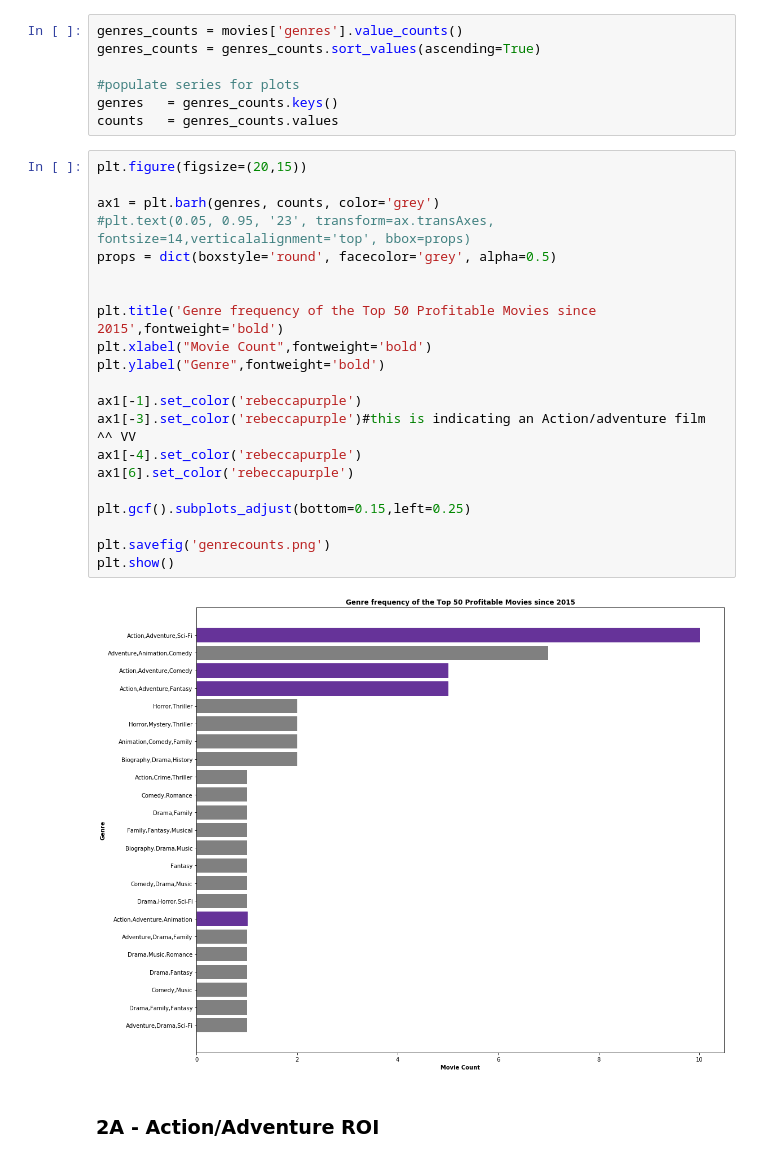
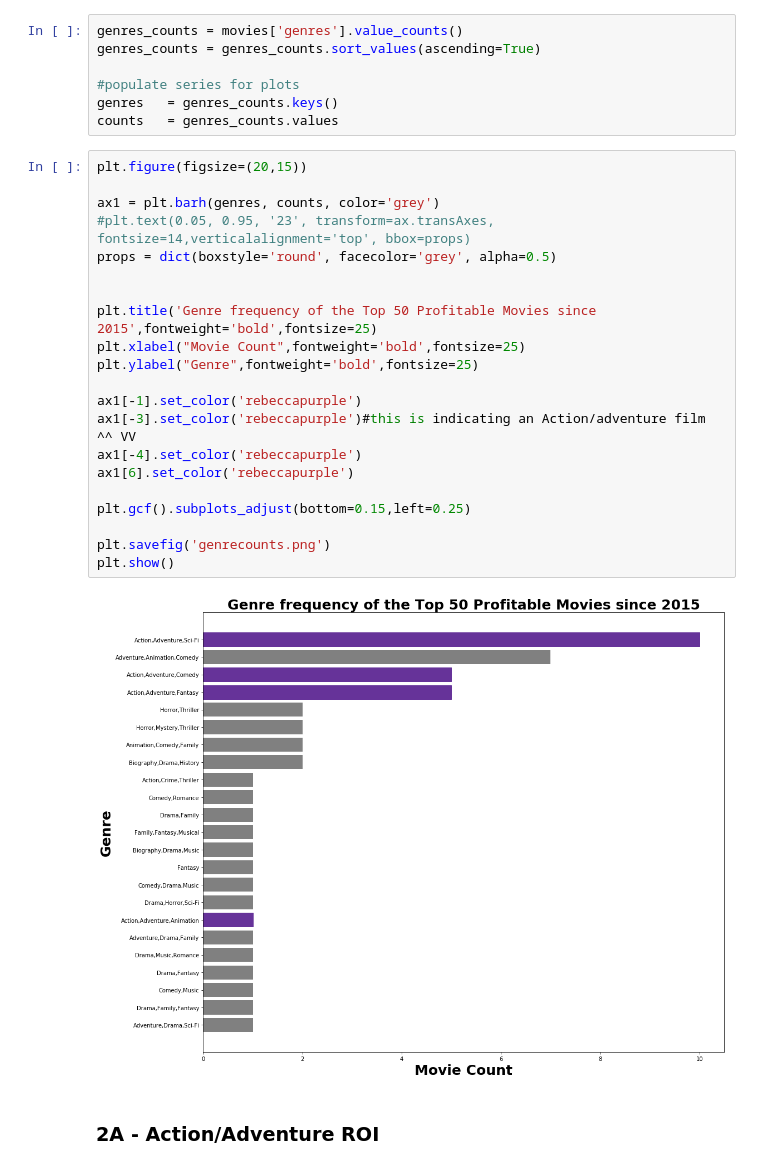
Before and after one commit to a-woodbury/DCDS-MOD1---MS-Movies, a Jupyter notebook: notebooks/mod1_jbaw_analysis&viz_aw.ipynb, the cells around one changed output. Drawn from its saved outputs; the diff is of its cells as text.

```diff
--- a/notebooks/mod1_jbaw_analysis&viz_aw.ipynb
+++ b/notebooks/mod1_jbaw_analysis&viz_aw.ipynb
@@ -49,26 +49,26 @@ counts   = genres_counts.values
 # %%
 plt.figure(figsize=(20,15))
 
 ax1 = plt.barh(genres, counts, color='grey')
 #plt.text(0.05, 0.95, '23', transform=ax.transAxes, fontsize=14,verticalalignment='top', bbox=props)
 props = dict(boxstyle='round', facecolor='grey', alpha=0.5)
 
 
-plt.title('Genre frequency of the Top 50 Profitable Movies since 2015',fontweight='bold')
-plt.xlabel("Movie Count",fontweight='bold')
-plt.ylabel("Genre",fontweight='bold')
+plt.title('Genre frequency of the Top 50 Profitable Movies since 2015',fontweight='bold',fontsize=25)
+plt.xlabel("Movie Count",fontweight='bold',fontsize=25)
+plt.ylabel("Genre",fontweight='bold',fontsize=25)
 
 ax1[-1].set_color('rebeccapurple')
 ax1[-3].set_color('rebeccapurple')#this is indicating an Action/adventure film ^^ VV
 ax1[-4].set_color('rebeccapurple')
 ax1[6].set_color('rebeccapurple')
 
 plt.gcf().subplots_adjust(bottom=0.15,left=0.25)
 
 plt.savefig('genrecounts.png')
 plt.show()
 # %% [output]
-[figure, old version]
+[figure, new version]
 # %% [markdown]
 ### 2A - Action/Adventure ROI
 # %%
```
Also changed, not shown: parts of 1 cell of this notebook, 2 other files.
